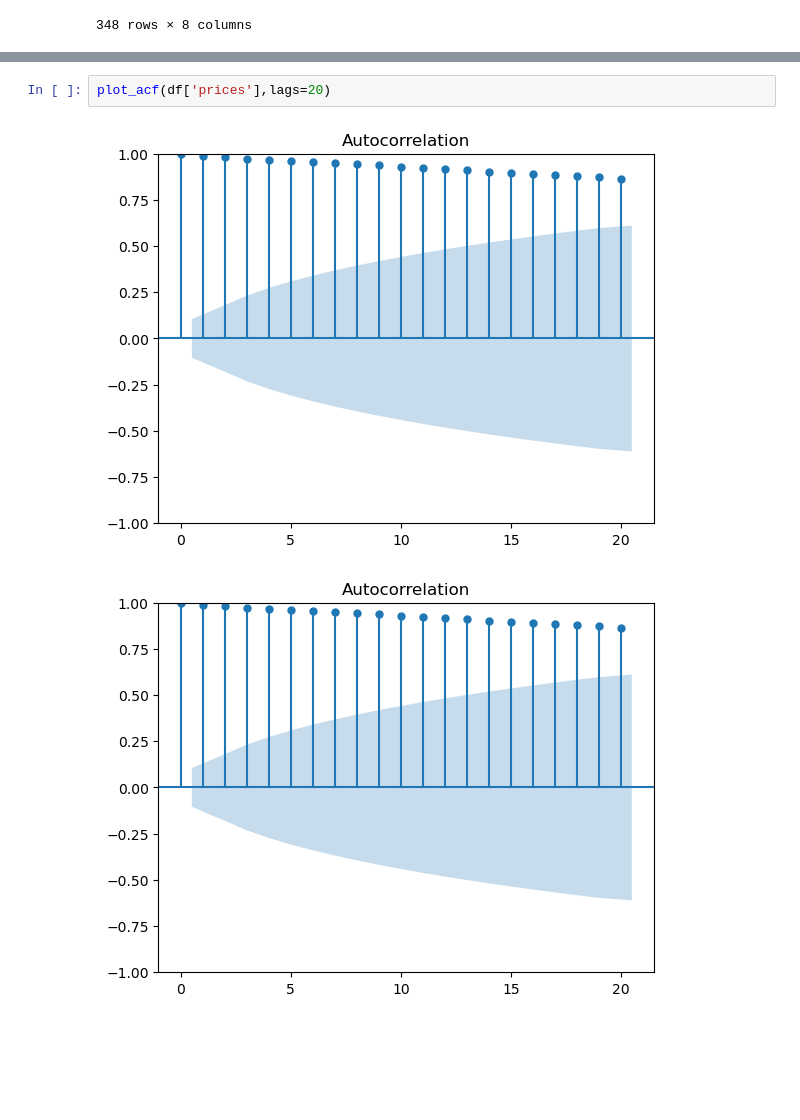
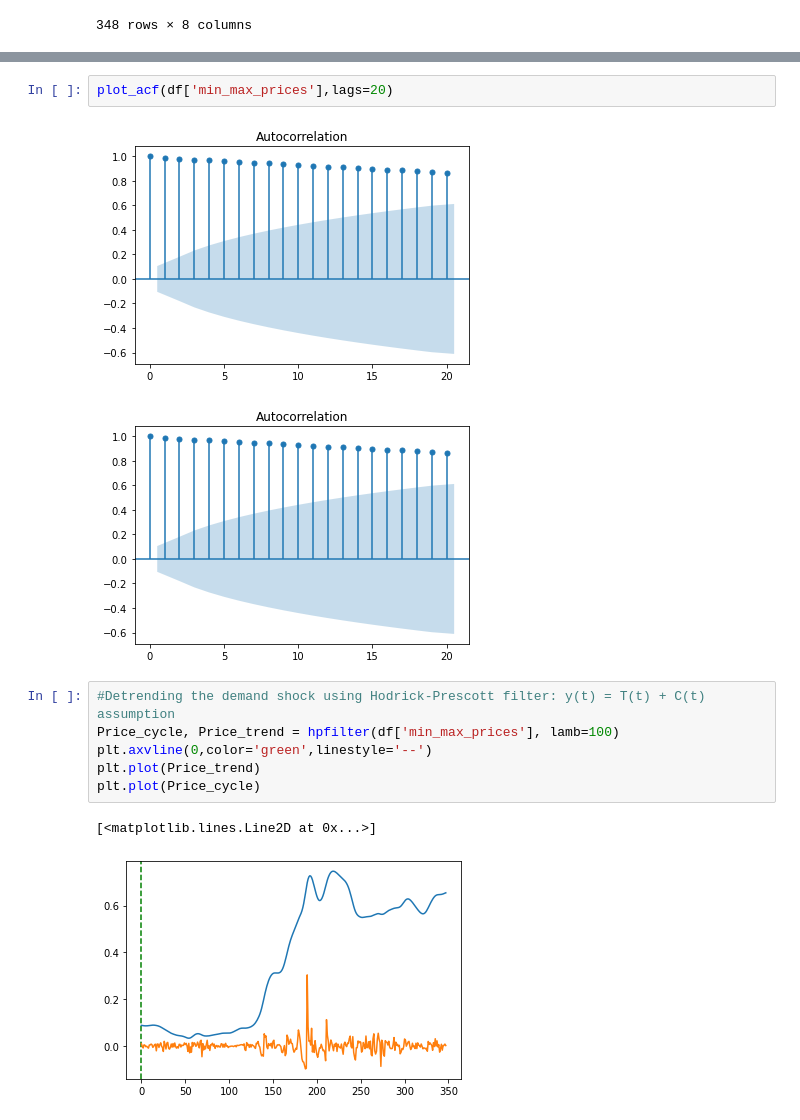
Before and after one commit to DataTa-Da/qm2, a Jupyter notebook: data/crypto/coingecko.ipynb, the cells around one changed output, grey strips where cells are left out. Saved outputs shown, nothing was run; the diff lists cells and outputs as text; blank space fills up the shorter version.

```diff
--- a/data/crypto/coingecko.ipynb
+++ b/data/crypto/coingecko.ipynb
@@ -201,5 +223,14 @@ df['prices'].autocorr(lag=1)
 # %%
-plot_acf(df['prices'],lags=20)
+plot_acf(df['min_max_prices'],lags=20)
 # %% [output]
-[figure, old version]
+[figure, new version]
-[figure, old version]
+[figure, new version]
+# %%
+#Detrending the demand shock using Hodrick-Prescott filter: y(t) = T(t) + C(t) assumption
+Price_cycle, Price_trend = hpfilter(df['min_max_prices'], lamb=100)
+plt.axvline(0,color='green',linestyle='--')
+plt.plot(Price_trend)
+plt.plot(Price_cycle)
+# %% [output]
+[<matplotlib.lines.Line2D at 0x...>]
+[figure, added]
```
Also changed, not shown: parts of 10 cells of this notebook, 1 other file.
